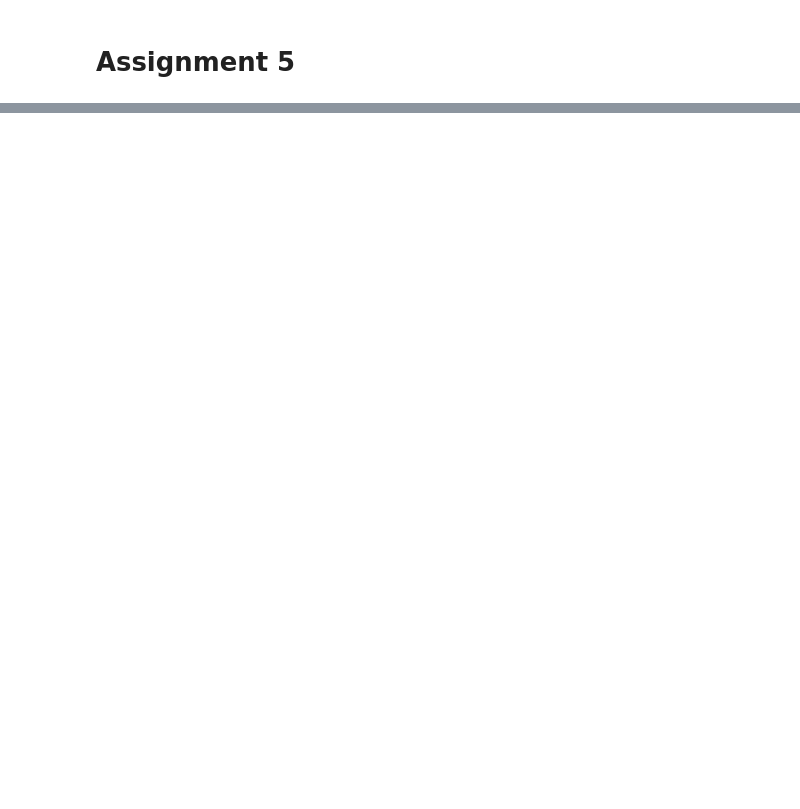
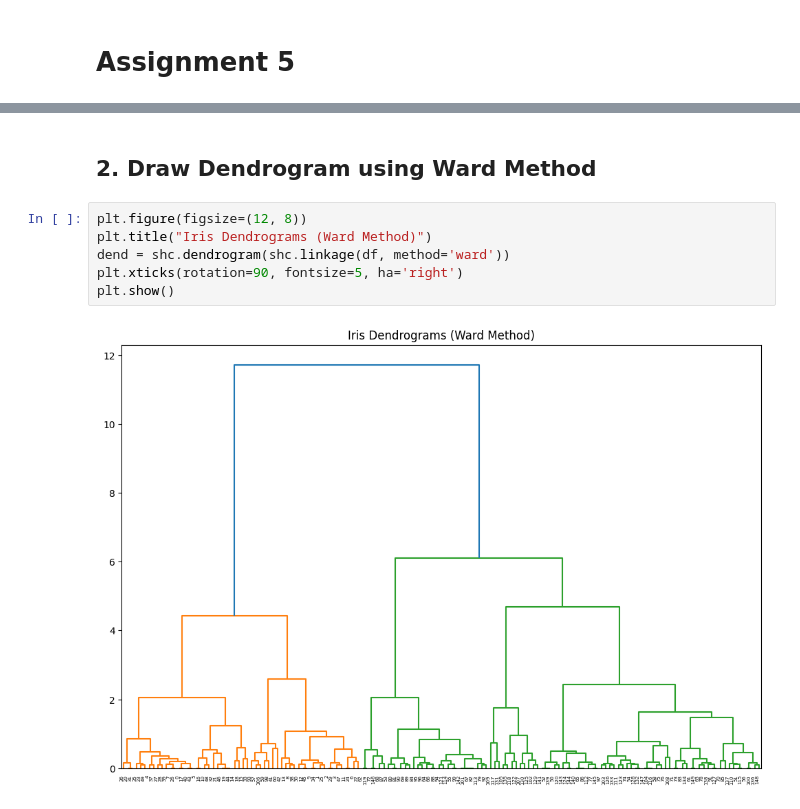
Before and after one commit to chch1022/cs6220_2024, a Jupyter notebook: M5-A5.ipynb, the cells around one changed output, grey strips where cells are left out. Cells and saved outputs as stored; diff of their text form; blank space fills up the shorter version.

```diff
--- a/M5-A5.ipynb
+++ b/M5-A5.ipynb
@@ -25,0 +37,10 @@ df.head()
+# %% [markdown]
+## 2. Draw Dendrogram using Ward Method
+# %%
+plt.figure(figsize=(12, 8))
+plt.title("Iris Dendrograms (Ward Method)")
+dend = shc.dendrogram(shc.linkage(df, method='ward'))
+plt.xticks(rotation=90, fontsize=5, ha='right')
+plt.show()
+# %% [output]
+[figure, added]
```
Also changed, not shown: parts of 14 cells of this notebook.
